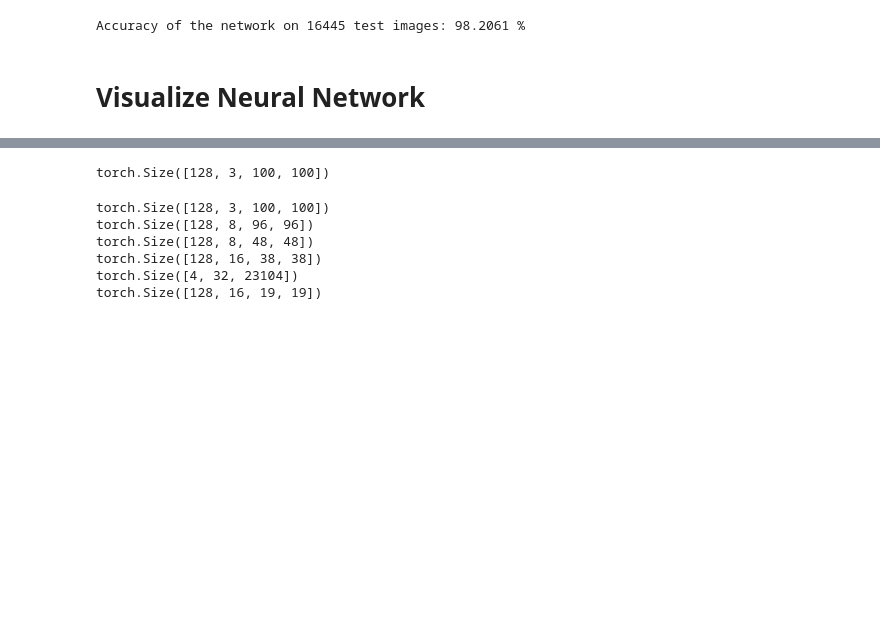
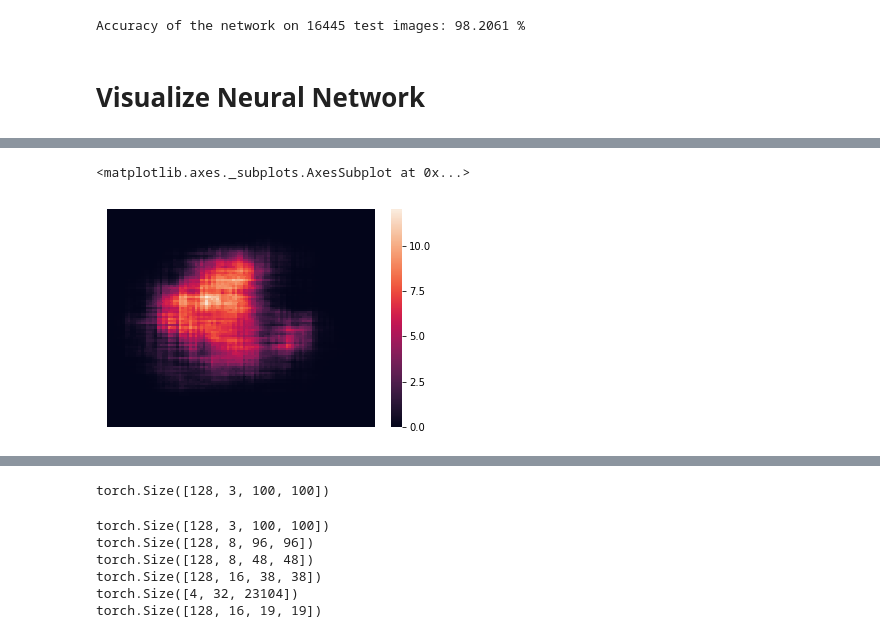
Before and after one commit to MDolinski/DeepLearning, a Jupyter notebook: assignment1/src/Test.ipynb, the cells around one changed output, grey strips where cells are left out. Saved outputs shown, nothing was run; the diff lists cells and outputs as text; code cells hidden in the pictures; blank space fills up the shorter version.

```diff
--- a/assignment1/src/Test.ipynb
+++ b/assignment1/src/Test.ipynb
@@ -472,0 +584,33 @@ NameError: name 'train_loader' is not defined
+# %%
+count = 0
+window_size = 10
+result = np.zeros([100, 100])
+for x in range(100):
+    for y in range(100):
+        # Occlude the image
+        count += 1
+        tmp_img = torch.zeros(list(img.size())).copy_(img)
+
+        occluded_positions = ((x + a, y + b)
+                      for a in range(-window_size, window_size + 1)
+                      for b in range(-window_size, window_size + 1)
+                      if 0 <= x + a <= 99 and 0 <= y + b <= 99)
+
+        for occluded_position in occluded_positions:
+            tmp_img[(slice(None),) + occluded_position] = torch.Tensor([1., 1., 1.])
+
+        # Compute the loss on occluded image
+        criterion = nn.CrossEntropyLoss()
+        output = model_loaded(tmp_img.unsqueeze(0))
+        loss = criterion(output.unsqueeze(0), label.unsqueeze(0))
+        result[x, y] = loss.item()
+
+        if count % 1000 == 999:
+            print('progress...')
+
+"""        if count % 250 == 249:
+            print(loss)
+            fruitImShow(tmp_img.permute([1, 2, 0]))
+
+        if count > 1000:
+            break"""
@@ -472,0 +629,7 @@ NameError: name 'train_loader' is not defined
+# %%
+sns.heatmap(result - 0.008087158203125,
+            xticklabels=False,
+            yticklabels=False)
+# %% [output]
+<matplotlib.axes._subplots.AxesSubplot at 0x...>
+[figure, added]
```
Also changed, not shown: parts of 17 cells of this notebook.
